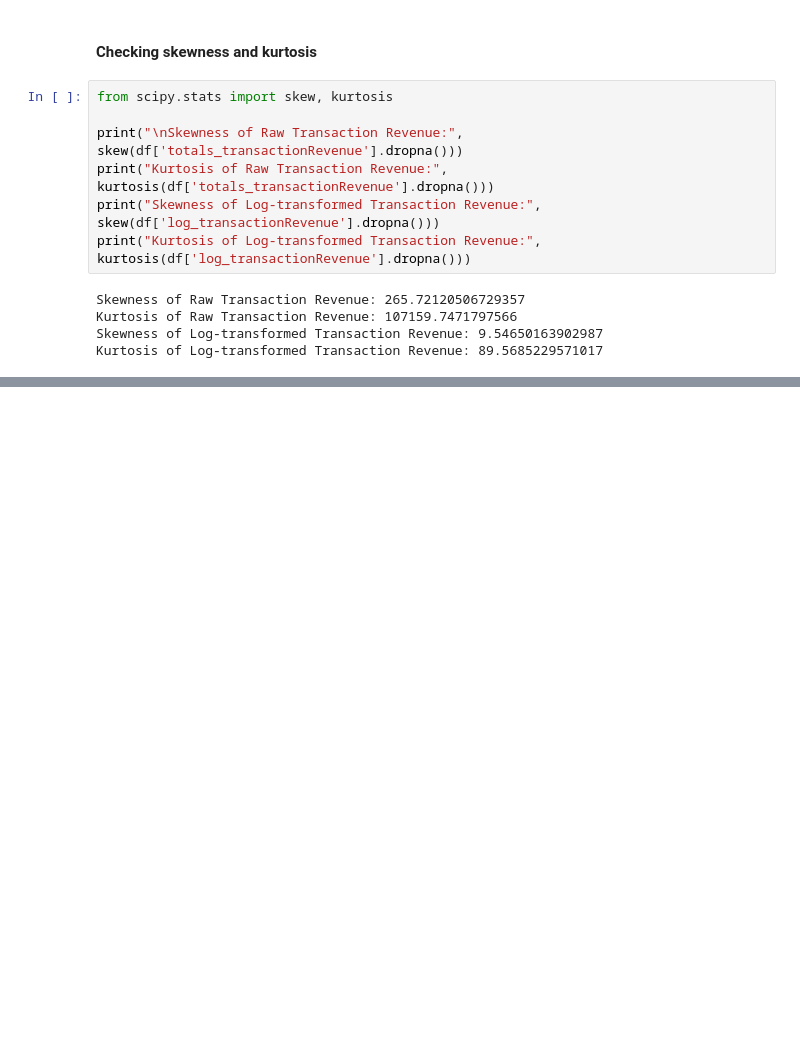
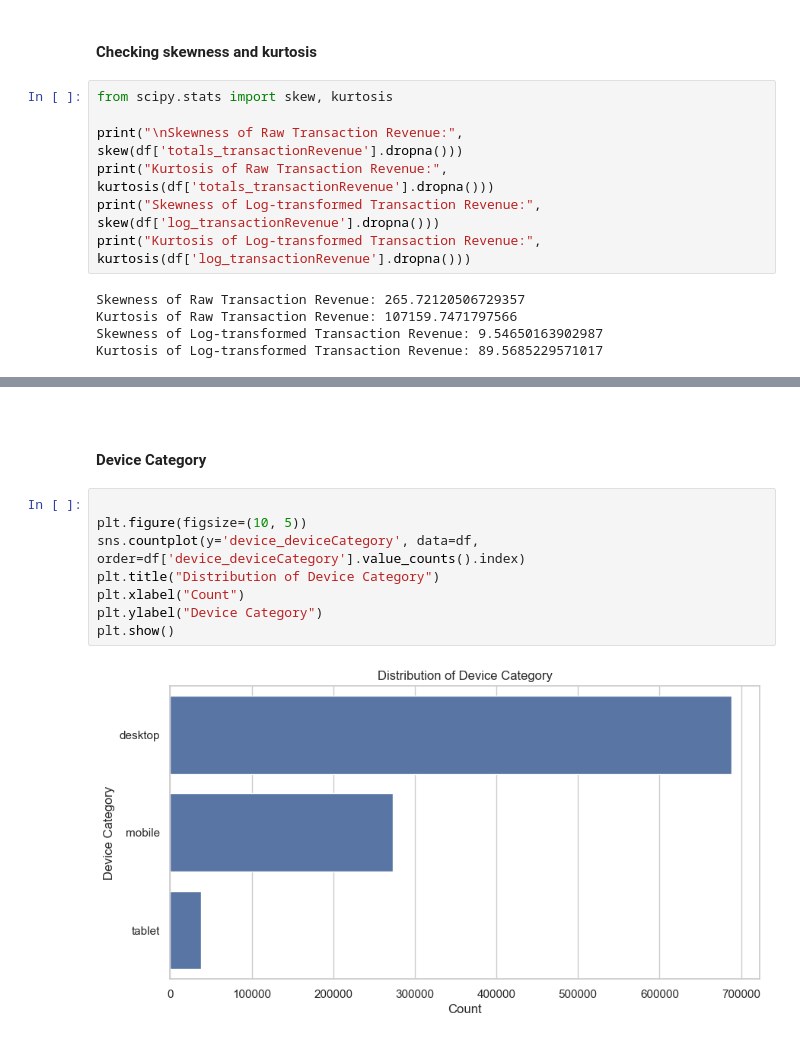
Before and after one commit to PaolaGaray/GA-CustomerRevenuePrediction, a Jupyter notebook: notebooks/data_wrangling_and_EDA.ipynb, the cells around one changed output, grey strips where cells are left out. Saved outputs shown, nothing was run; the diff lists cells and outputs as text; blank space fills up the shorter version.

```diff
--- a/notebooks/data_wrangling_and_EDA.ipynb
+++ b/notebooks/data_wrangling_and_EDA.ipynb
@@ -192,0 +235,14 @@ The kurtosis is still high but greatly reduced compared to the raw data.
+# %% [markdown]
+<br>
+
+#### Device Category
+# %%
+
+plt.figure(figsize=(10, 5))
+sns.countplot(y='device_deviceCategory', data=df, order=df['device_deviceCategory'].value_counts().index)
+plt.title("Distribution of Device Category")
+plt.xlabel("Count")
+plt.ylabel("Device Category")
+plt.show()
+# %% [output]
+[figure, added]
```
Also changed, not shown: parts of 14 cells of this notebook.
